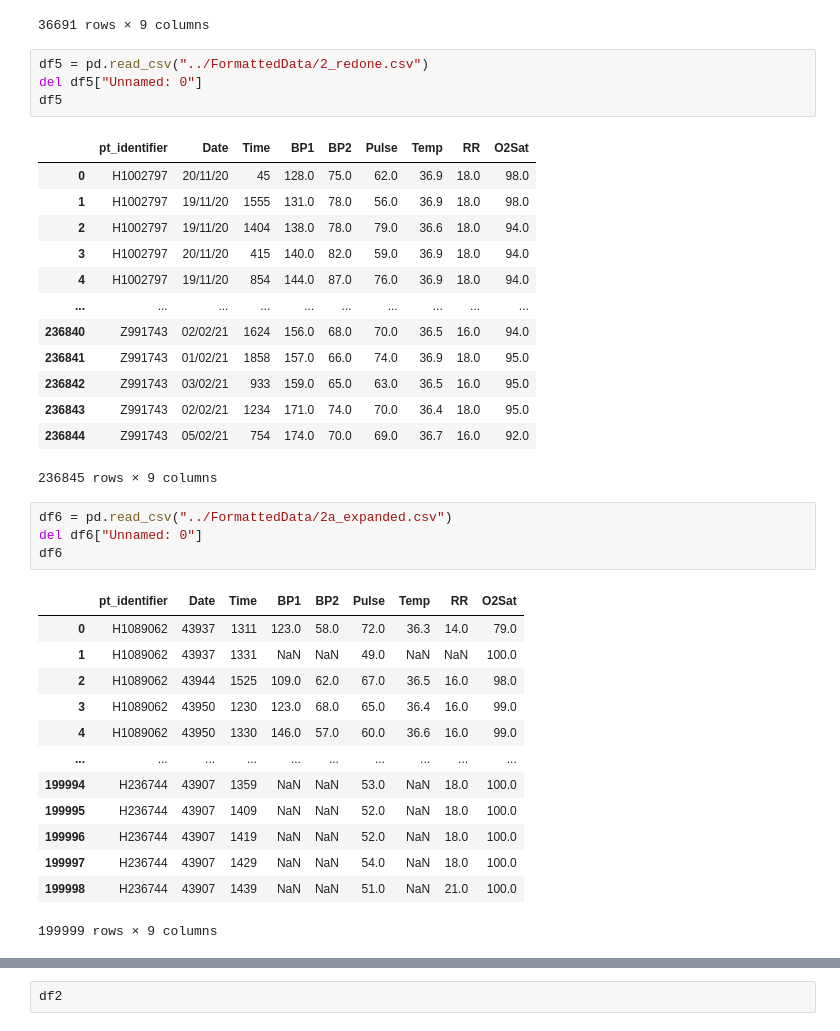
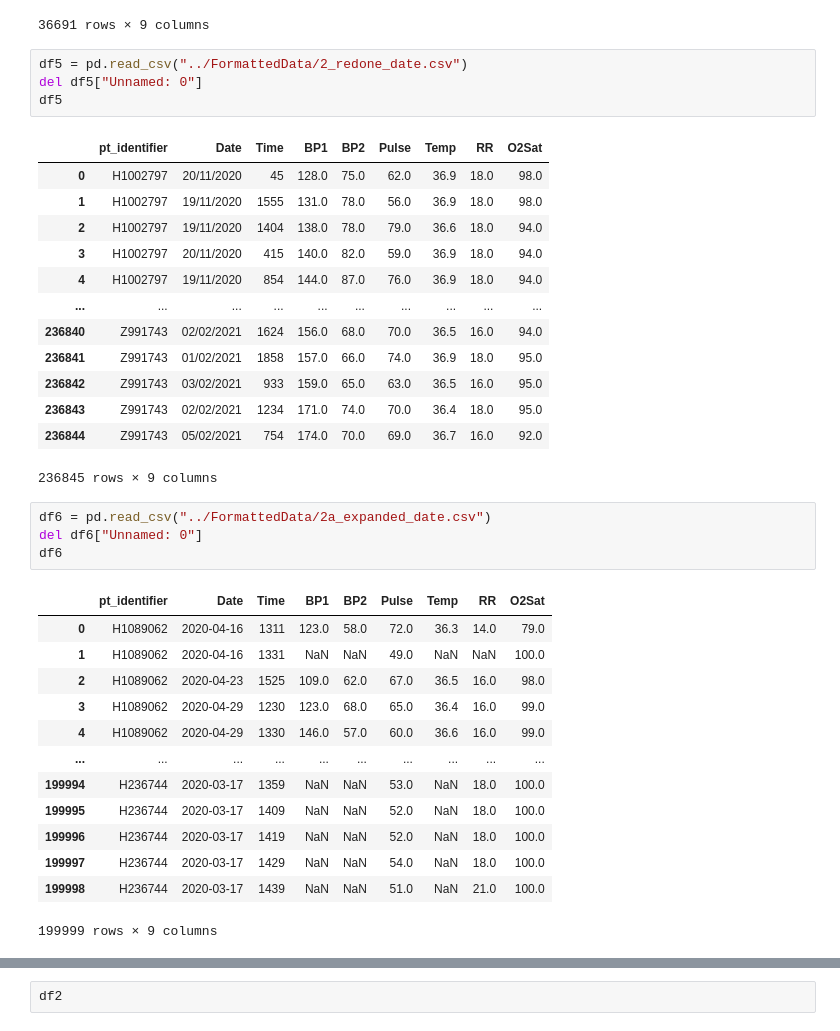
Before and after one commit to Adam2611/House.ai-Data-Analysis, a Jupyter notebook: sepsis_project/DataFormattingScript/3a_combine_all_all_files.ipynb, the cells around one changed output, grey strips where cells are left out. Cells and saved outputs as stored; diff of their text form.

```diff
--- a/sepsis_project/DataFormattingScript/3a_combine_all_all_files.ipynb
+++ b/sepsis_project/DataFormattingScript/3a_combine_all_all_files.ipynb
@@ -160,39 +200,39 @@ df4
 | 36690 | Z999621 | 2019-09-02 | 1819.0 | 146.0 | 66.0 | 96.0 | 36.8 | 16.0 | NaN |
 36691 rows × 9 columns
 # %%
-df5 = pd.read_csv("../FormattedData/2_redone.csv")
+df5 = pd.read_csv("../FormattedData/2_redone_date.csv")
 del df5["Unnamed: 0"]
 df5
 # %% [output]
 |  | pt_identifier | Date | Time | BP1 | BP2 | Pulse | Temp | RR | O2Sat |
-| 0 | H1002797 | 20/11/20 | 45 | 128.0 | 75.0 | 62.0 | 36.9 | 18.0 | 98.0 |
-| 1 | H1002797 | 19/11/20 | 1555 | 131.0 | 78.0 | 56.0 | 36.9 | 18.0 | 98.0 |
-| 2 | H1002797 | 19/11/20 | 1404 | 138.0 | 78.0 | 79.0 | 36.6 | 18.0 | 94.0 |
-| 3 | H1002797 | 20/11/20 | 415 | 140.0 | 82.0 | 59.0 | 36.9 | 18.0 | 94.0 |
-| 4 | H1002797 | 19/11/20 | 854 | 144.0 | 87.0 | 76.0 | 36.9 | 18.0 | 94.0 |
+| 0 | H1002797 | 20/11/2020 | 45 | 128.0 | 75.0 | 62.0 | 36.9 | 18.0 | 98.0 |
+| 1 | H1002797 | 19/11/2020 | 1555 | 131.0 | 78.0 | 56.0 | 36.9 | 18.0 | 98.0 |
+| 2 | H1002797 | 19/11/2020 | 1404 | 138.0 | 78.0 | 79.0 | 36.6 | 18.0 | 94.0 |
+| 3 | H1002797 | 20/11/2020 | 415 | 140.0 | 82.0 | 59.0 | 36.9 | 18.0 | 94.0 |
+| 4 | H1002797 | 19/11/2020 | 854 | 144.0 | 87.0 | 76.0 | 36.9 | 18.0 | 94.0 |
 | ... | ... | ... | ... | ... | ... | ... | ... | ... | ... |
-| 236840 | Z991743 | 02/02/21 | 1624 | 156.0 | 68.0 | 70.0 | 36.5 | 16.0 | 94.0 |
-| 236841 | Z991743 | 01/02/21 | 1858 | 157.0 | 66.0 | 74.0 | 36.9 | 18.0 | 95.0 |
-| 236842 | Z991743 | 03/02/21 | 933 | 159.0 | 65.0 | 63.0 | 36.5 | 16.0 | 95.0 |
-| 236843 | Z991743 | 02/02/21 | 1234 | 171.0 | 74.0 | 70.0 | 36.4 | 18.0 | 95.0 |
-| 236844 | Z991743 | 05/02/21 | 754 | 174.0 | 70.0 | 69.0 | 36.7 | 16.0 | 92.0 |
+| 236840 | Z991743 | 02/02/2021 | 1624 | 156.0 | 68.0 | 70.0 | 36.5 | 16.0 | 94.0 |
+| 236841 | Z991743 | 01/02/2021 | 1858 | 157.0 | 66.0 | 74.0 | 36.9 | 18.0 | 95.0 |
+| 236842 | Z991743 | 03/02/2021 | 933 | 159.0 | 65.0 | 63.0 | 36.5 | 16.0 | 95.0 |
+| 236843 | Z991743 | 02/02/2021 | 1234 | 171.0 | 74.0 | 70.0 | 36.4 | 18.0 | 95.0 |
+| 236844 | Z991743 | 05/02/2021 | 754 | 174.0 | 70.0 | 69.0 | 36.7 | 16.0 | 92.0 |
 236845 rows × 9 columns
 # %%
-df6 = pd.read_csv("../FormattedData/2a_expanded.csv")
+df6 = pd.read_csv("../FormattedData/2a_expanded_date.csv")
 del df6["Unnamed: 0"]
 df6
 # %% [output]
 |  | pt_identifier | Date | Time | BP1 | BP2 | Pulse | Temp | RR | O2Sat |
-| 0 | H1089062 | 43937 | 1311 | 123.0 | 58.0 | 72.0 | 36.3 | 14.0 | 79.0 |
-| 1 | H1089062 | 43937 | 1331 | NaN | NaN | 49.0 | NaN | NaN | 100.0 |
-| 2 | H1089062 | 43944 | 1525 | 109.0 | 62.0 | 67.0 | 36.5 | 16.0 | 98.0 |
-| 3 | H1089062 | 43950 | 1230 | 123.0 | 68.0 | 65.0 | 36.4 | 16.0 | 99.0 |
-| 4 | H1089062 | 43950 | 1330 | 146.0 | 57.0 | 60.0 | 36.6 | 16.0 | 99.0 |
+| 0 | H1089062 | 2020-04-16 | 1311 | 123.0 | 58.0 | 72.0 | 36.3 | 14.0 | 79.0 |
+| 1 | H1089062 | 2020-04-16 | 1331 | NaN | NaN | 49.0 | NaN | NaN | 100.0 |
+| 2 | H1089062 | 2020-04-23 | 1525 | 109.0 | 62.0 | 67.0 | 36.5 | 16.0 | 98.0 |
+| 3 | H1089062 | 2020-04-29 | 1230 | 123.0 | 68.0 | 65.0 | 36.4 | 16.0 | 99.0 |
+| 4 | H1089062 | 2020-04-29 | 1330 | 146.0 | 57.0 | 60.0 | 36.6 | 16.0 | 99.0 |
 | ... | ... | ... | ... | ... | ... | ... | ... | ... | ... |
-| 199994 | H236744 | 43907 | 1359 | NaN | NaN | 53.0 | NaN | 18.0 | 100.0 |
-| 199995 | H236744 | 43907 | 1409 | NaN | NaN | 52.0 | NaN | 18.0 | 100.0 |
-| 199996 | H236744 | 43907 | 1419 | NaN | NaN | 52.0 | NaN | 18.0 | 100.0 |
-| 199997 | H236744 | 43907 | 1429 | NaN | NaN | 54.0 | NaN | 18.0 | 100.0 |
-| 199998 | H236744 | 43907 | 1439 | NaN | NaN | 51.0 | NaN | 21.0 | 100.0 |
+| 199994 | H236744 | 2020-03-17 | 1359 | NaN | NaN | 53.0 | NaN | 18.0 | 100.0 |
+| 199995 | H236744 | 2020-03-17 | 1409 | NaN | NaN | 52.0 | NaN | 18.0 | 100.0 |
+| 199996 | H236744 | 2020-03-17 | 1419 | NaN | NaN | 52.0 | NaN | 18.0 | 100.0 |
+| 199997 | H236744 | 2020-03-17 | 1429 | NaN | NaN | 54.0 | NaN | 18.0 | 100.0 |
+| 199998 | H236744 | 2020-03-17 | 1439 | NaN | NaN | 51.0 | NaN | 21.0 | 100.0 |
 199999 rows × 9 columns
 # %%
```
Also changed, not shown: parts of 25 cells of this notebook, 3 other files.
